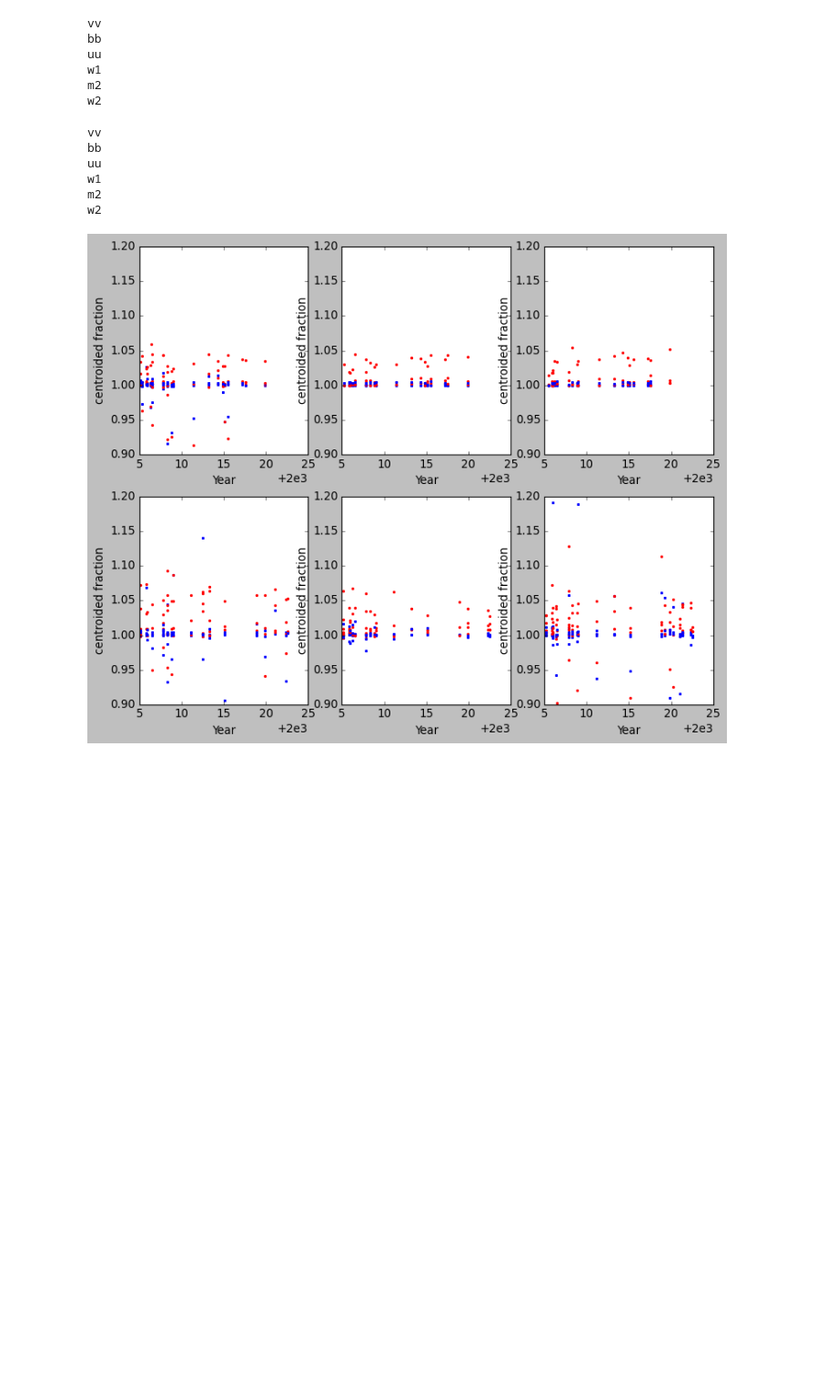
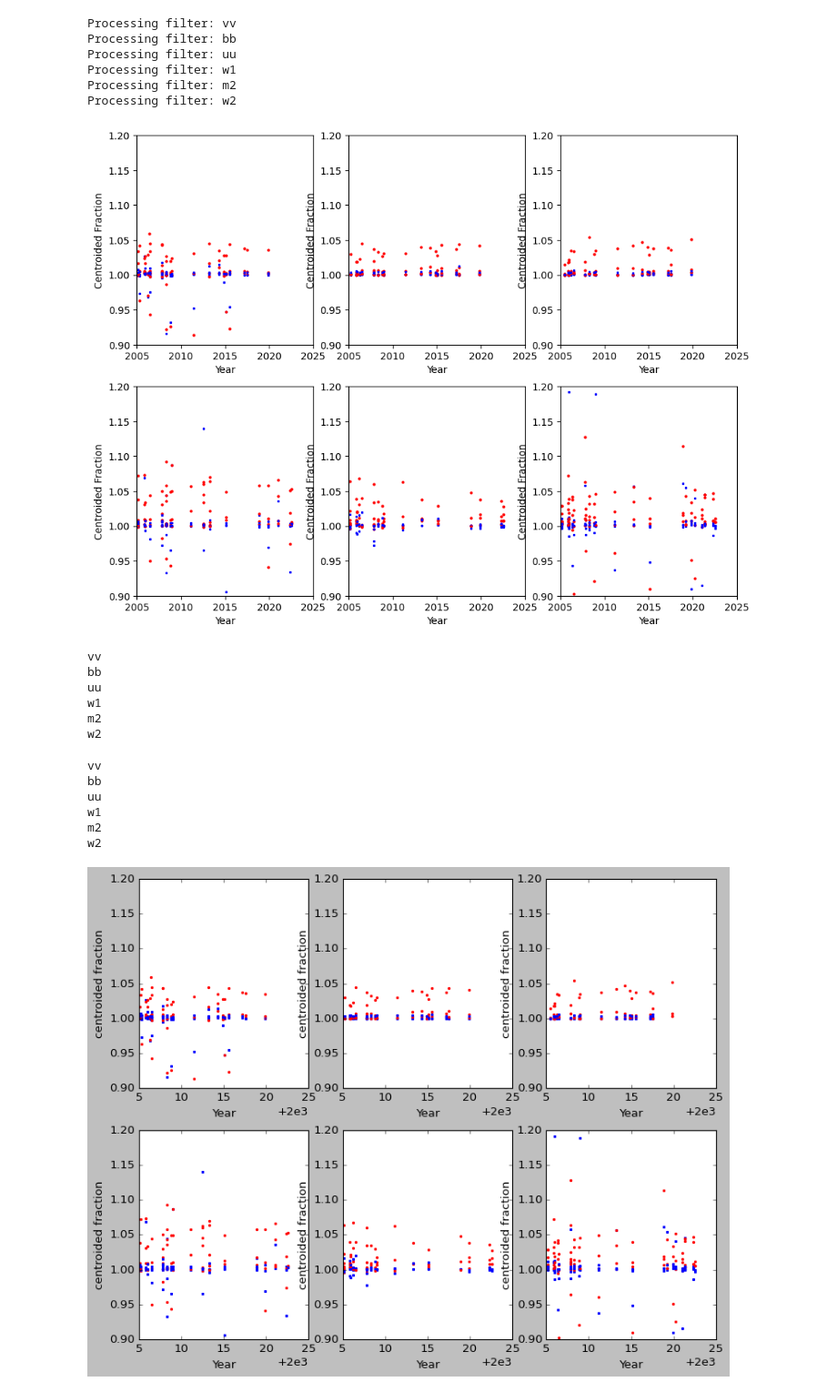
Before and after one commit to pbrown801/UVOTsens, a Jupyter notebook: apcor_sliced.ipynb, the cells around one changed output. Shown at 91% size. Cells and saved outputs as stored; diff of their text form; code cells hidden in the pictures; blank space fills up the shorter version.

```diff
--- a/apcor_sliced.ipynb
+++ b/apcor_sliced.ipynb
@@ -30,3 +143,61 @@ def reject_outliers(data, m=2):
+# %%
+# Assume that you have already built the DataFrame 'df' from your files.
+# The DataFrame should have (at least) the following columns:
+#   'filter', 'field', 'comp', 'epoch', 'year',
+#   'cr3', 'cr3_centroid', 'cr5', 'cr5_centroid'
+#
+# For example, one row might look like:
+#   filter: 'w1', field: 'WD1121', comp: '1', epoch: 12, year: 2010.5,
+#   cr3: 123.45, cr3_centroid: 121.00, cr5: 234.56, cr5_centroid: 232.00
+
+# Create the figure
+fig = plt.figure(figsize=(11, 8.5))
+
+# Get the unique filters from the DataFrame (the order should match your desired order)
+unique_filters = df['filter'].unique()
+
+# Loop over each filter (each subplot)
+for i, filt in enumerate(unique_filters):
+    print("Processing filter:", filt)
+
+    # Create subplot in a 2x3 grid (adjust if you have a different number of filters)
+    ax = fig.add_subplot(2, 3, i + 1)
+    ax.set_xlabel('Year')
+    ax.set_ylabel('Centroided Fraction')
+    ax.axis([2005, 2025, 0.9, 1.2])
+
+    # Select the rows for the current filter.
+    df_filt = df[df['filter'] == filt]
+
+    # Loop over each field and each comparison star in this filter.
+    for field in df_filt['field'].unique():
+        df_field = df_filt[df_filt['field'] == field]
+        for comp in df_field['comp'].unique():
+            # Select the rows for this field and comp
+            df_sub = df_field[df_field['comp'] == comp].sort_values(by='year')
+
+            # Calculate the centroided fraction for cr5 and for cr3.
+            # (Make sure you have nonzero denominators; otherwise these values will be NaN.)
+            ratio_cr5 = df_sub['cr5_centroid'] / df_sub['cr5']
+            ratio_cr3 = df_sub['cr3_centroid'] / df_sub['cr3']
+
+            # Plot the ratios with errorbar (here we are not plotting an error bar value, only markers)
+            ax.errorbar(df_sub['year'], ratio_cr5, marker='s', linestyle='none',
+                        mfc='blue', mec='blue', ms=2, mew=1, color='blue')
+            ax.errorbar(df_sub['year'], ratio_cr3, marker='o', linestyle='none',
+                        mfc='red', mec='red', ms=2, mew=1, color='red')
+
+# Save and show the figure.
+plt.savefig('UVOTcentroid_year.png', dpi=300, bbox_inches='tight')
+plt.show()
+# %% [output]
+Processing filter: vv
+Processing filter: bb
+Processing filter: uu
+Processing filter: w1
+Processing filter: m2
+Processing filter: w2
+[figure, added]
 # %%
 filters=['vv','bb','uu','w1','m2','w2']
 #filters=['w2']
```
Also changed, not shown: parts of 15 cells of this notebook, 11 other files.
